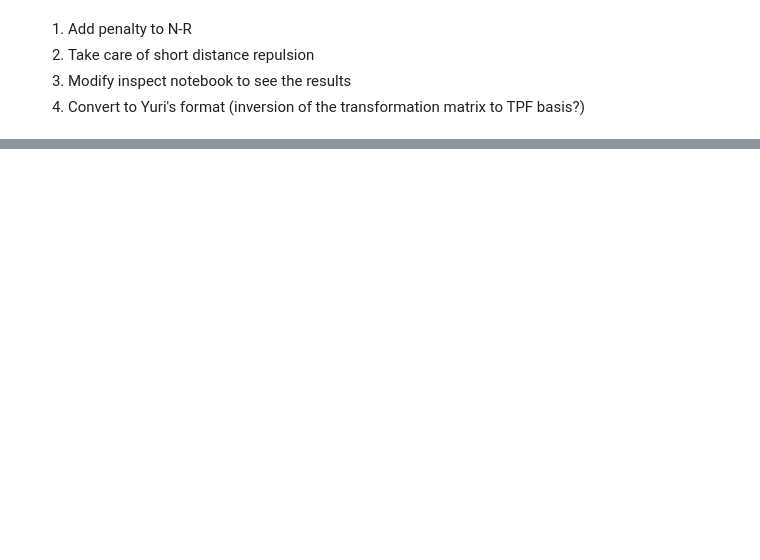
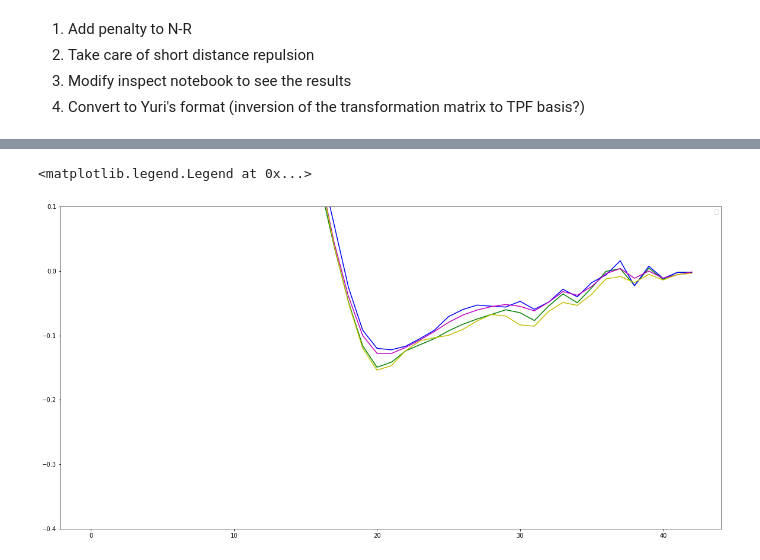
Before and after one commit to vlcekl/eam-models, a Jupyter notebook: notebooks/optimize_linear_eos.ipynb, the cells around one changed output, grey strips where cells are left out. Drawn from its saved outputs; the diff is of its cells as text; code cells hidden in the pictures; blank space fills up the shorter version.

```diff
--- a/notebooks/optimize_linear_eos.ipynb
+++ b/notebooks/optimize_linear_eos.ipynb
@@ -1087,7 +497,8 @@ NameError: name 'lamb' is not defined
 # %%
-def newton_raphson_weighted(X, y, beta, b_init, lamb=0.0, weights=None, tol=1e-5, itmax=10000):
+def newton_raphson_weighted(X, y, beta, b_init, lamb=0.0, weights=None, tol=1e-4, itmax=10000):
 
     b_old = copy.copy(b_init)
+    loss_old = 0.0
 
     if weights is not None:
         assert len(weights) == len(y), "Wrong weight list"
@@ -1117,18 +528,22 @@ def newton_raphson_weighted(X, y, beta, b_init, lamb=0.0, weights=None, tol=1e-5
 
         b_new = Hi.dot(X.T).dot(W.dot(X).dot(b_old) + ww.dot(P - P2))
 
-        itcount += 1
 
         # Loss from the previous step
-        loss = np.arccos(1. - (1 - P).T.dot(1 - P)/(2.0*np.sum(ww)))**2
+        loss = np.arccos(1. - (1 - P).T.dot(ww).dot(1 - P)/(2.0*np.sum(ww)))**2
         loss_full = loss + 0.5*lamb*b_old.T.dot(Dsqr).dot(b_old)
 
+        df = abs((loss-loss_old)/loss)
+
         if itcount % 100 == 0:
-            print(itcount, loss, loss_full, np.sum(abs(b_new - b_old)), beta[0], 1/beta[0])
+            print(itcount, loss, loss_full, np.sum(abs(b_new - b_old)), df, beta[0], 1/beta[0])
 
-        if (np.sum(abs(b_new - b_old)) < tol) or itcount > itmax:
+        print(np.sum(abs(b_new - b_old)), abs(df))
+        if (np.sum(abs(b_new - b_old)) < tol) or itcount > itmax or abs(df) < 1e-7:
             break
 
+        itcount += 1
         b_old = b_new
+        loss_old = loss
 
     return b_new, loss
@@ -1179,11 +618,15 @@ lamb_in = 2.77356261
+# %%
+b_init = betas[0]
+b_init = b_weight10
 # %%
 for i, stat in enumerate(stats_list[1:2]):
 
-    X, y, beta = make_sd_matrices(targets, stat, weights=True)
+    X, y, beta, bounds = make_sd_matrices(targets, stat, weights=True)
     weight = np.ones(len(y), dtype=float)
-    weight[-6:] = 100.0
+    weight[-6:] = 40.0
+    #weight[-9:-6] = 0.2
     print(X.shape, y.shape, beta.shape, b_init.shape, weight.shape)
 
     #b_final, loss_final = newton_raphson_penalized(X, y, beta, b_init, lamb=1e-4, weights=None, itmax=1e5)
-    b_final, loss_final = newton_raphson_weighted(X, y, beta, b_init, lamb=1e-4, weights=weight, itmax=1e5)
+    b_final, loss_final = newton_raphson_weighted(X, y, beta, b_init, lamb=1e-3, weights=weight, itmax=1e5)
 # %% [output]
@@ -1315,0 +653,3 @@ trj_bounds = [
+# %%
+b_weight10 = b_final
+b_weight9
@@ -1315,0 +669,11 @@ trj_bounds = [
+# %%
+plt.figure(figsize=(20,10))
+plt.plot(np.array(b_weight9[2:])*(6*0.1**3) , 'g')
+plt.plot(np.array(b_weight8[2:])*(6*0.1**3) , 'b')
+plt.plot(np.array(b_weight7[2:])*(6*0.1**3) , 'm')
+plt.plot(np.array(b_weight10[2:])*(6*0.1**3) , 'y')
+plt.ylim(-0.4,0.1)
+plt.legend()
+# %% [output]
+<matplotlib.legend.Legend at 0x...>
+[figure, added]
```
Also changed, not shown: parts of 58 cells of this notebook, 2 other files.
